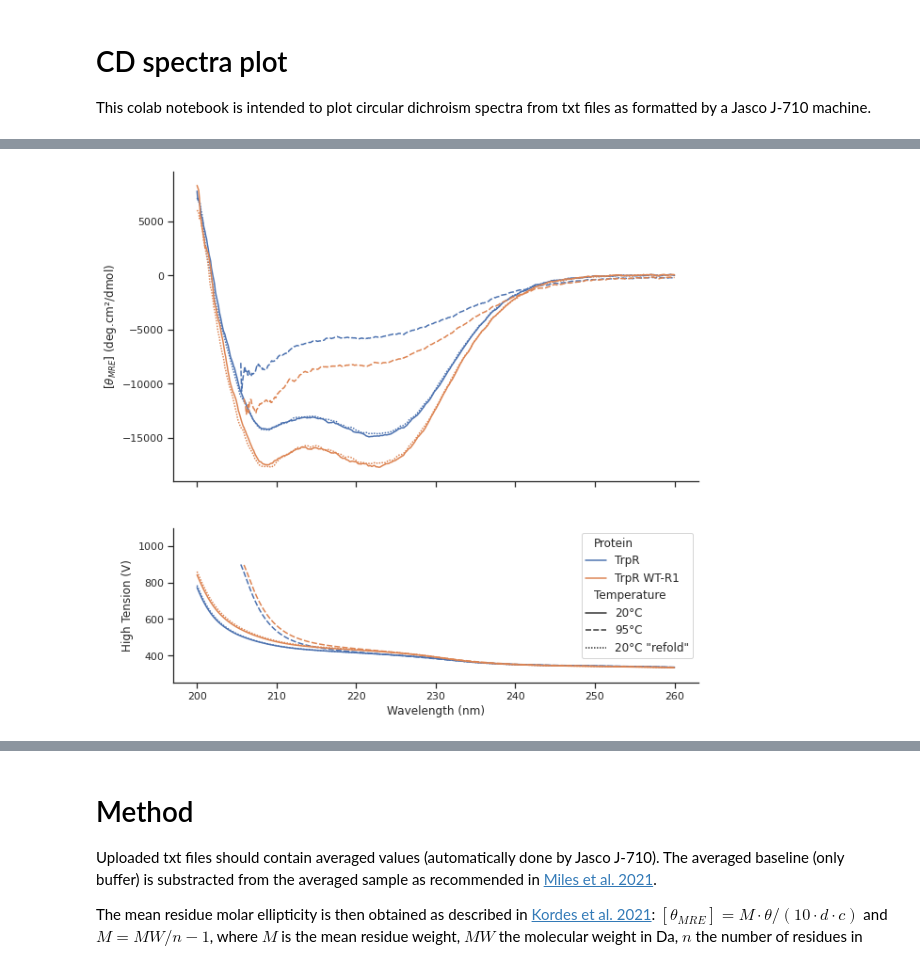
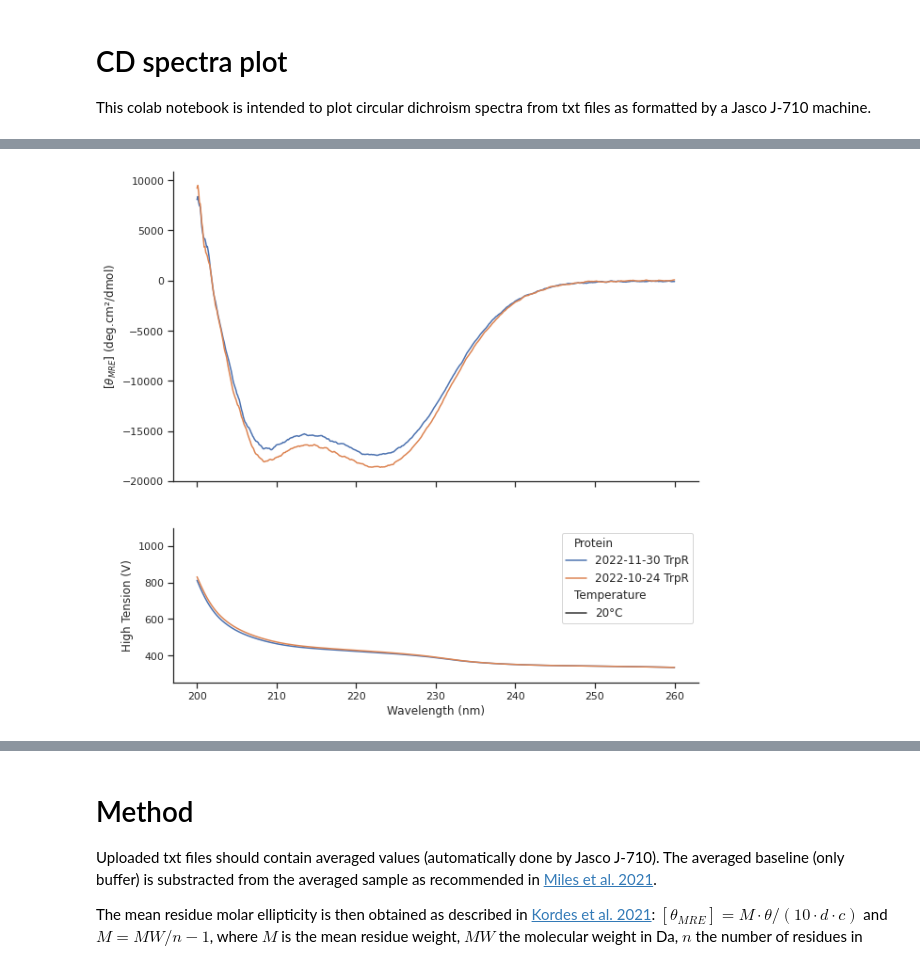
Before and after one commit to OLaprevote/experiment-utilities, a Jupyter notebook: plot_cd.ipynb, the cells around one changed output, grey strips where cells are left out. Saved outputs shown, nothing was run; the diff lists cells and outputs as text; code cells hidden in the pictures.

Commit message:
Allow to specify specific buffers

```diff
--- a/plot_cd.ipynb
+++ b/plot_cd.ipynb
@@ -26,22 +26,26 @@ import seaborn as sns
 
 # All parameters
 #@markdown **Labels** for the proteins or conditions, each label separated by a comma:
-proteins = 'TrpR, TrpR WT-R1' #@param {type:"string"}
+proteins = '2022-11-30 TrpR, 2022-10-24 TrpR' #@param {type:"string"}
 
 #@markdown **Molar weights** of each protein in kDa, in same order as above:
-molar_weights = '12.36, 23.68' #@param {type:"string"}
+molar_weights = '12.36, 12.36' #@param {type:"string"}
 
 #@markdown **Residue length** of each protein:
-residue_lengths = '107, 204' #@param {type:"string"}
+residue_lengths = '107, 107' #@param {type:"string"}
 
 #@markdown **Temperatures** at which CD spectra were taken, separated by a comma:
-temperatures = "20\xB0C, 95\xB0C, 20\xB0C \"refold\"" #@param {type:"string"}
+temperatures = "20\xB0C" #@param {type:"string"}
 #@markdown Click on the **play** ▶️ button on the left, then on **Choose files** bellow to upload all your files. You should then assign each file to their protein and temperature.
 #@markdown
 #@markdown You can select multiple files to upload by clicking on them while pressing Ctrl.
 #@markdown If you've already uploaded your files, you can click on **Cancel upload** and assign previously uploaded files.
 #@markdown
 #@markdown If your file contains multiple CD spectra you can assign each column of it to different parameters.
+#@markdown
+#@markdown You can either specify a general buffer spectra to substract, or one spectra per label.
+#@markdown If no general buffer is specified, each label has to have a buffer.
+#@markdown If a general buffer is specified, each label with a buffer field left empty will use this buffer.
 
 label_list = proteins.split(', ')
 mw_list = [float(mw) for mw in molar_weights.split(', ')]
@@ -71,15 +75,15 @@ children = ([widgets.Combobox(
             placeholder='Choose a file',
             options=fpath_list,
             description='Buffer',
-            ensure_option=True,
+            ensure_option=False,
             disabled=False)]
             + [widgets.VBox([widgets.Combobox(
             placeholder='Choose a file',
             options=fpath_list,
             description=temp,
-            ensure_option=True,
+            ensure_option=False,
             disabled=False
-            ) for temp in temp_list]) for label in label_list]
+            ) for temp in ['Buffer'] + temp_list]) for label in label_list]
 )
 
 accordion = widgets.Accordion(children=children)
@@ -165,12 +162,24 @@ def df_cd(file_path: Path, df_blank=None, mw=None, resnum=None,
 
 tab_list = list(accordion.children)
 blank_fpath = tab_list.pop(0).value
+tab_list = [[combobox for combobox in tab.children] for tab in tab_list]
 
-fpath_lists = [[combobox.value for combobox in tab.children] for tab in tab_list]
+# Get buffers
+blank_fpath_list = []
+for cbox_list in tab_list:
+    fpath = cbox_list.pop(0).value
+    if fpath != '':
+        blank_fpath_list.append(fpath)
+    elif blank_fpath != '':
+        blank_fpath_list.append(blank_fpath)
+    else:
+        raise ValueError('Either specify a default buffer spectrum or a buffer '
+                         'for each CD spectra labels.')
+
+fpath_lists = [[cbox.value for cbox in cbox_list] for cbox_list in tab_list]
 
 # Make DataFrame
 df_all = pd.DataFrame()
-df_blank = df_cd(blank_fpath)
 
 #@markdown **Protein massic concentration** in mg/mL (usually 0.2 mg/mL):
 mass_concentration = 0.2 #@param {type:"number"}
@@ -178,7 +187,8 @@ mass_concentration = 0.2 #@param {type:"number"}
 #@markdown **Cell pathlength** in cm (usually 0.2 or 0.1 cm):
 cell_pathlength = 0.2 #@param {type:"number"}
 
-for fpath_list, label, mw, reslen in zip(fpath_lists, label_list, mw_list, reslen_list):
+for fpath_list, blank_fpath, label, mw, reslen in zip(fpath_lists, blank_fpath_list, label_list, mw_list, reslen_list):
+    df_blank = df_cd(blank_fpath)
     for fpath, temp in zip(fpath_list, temp_list):
         col_num = None
         if fpath.startswith('Column '):
@@ -212,34 +222,34 @@ plt.rcParams['figure.autolayout'] = False
 #plt.rcParams['figure.figsize'] = 10, 6
 #plt.rcParams['axes.labelsize'] = 16
 #plt.rcParams['axes.titlesize'] = 16
 #plt.rcParams['font.size'] = 16
 plt.rcParams['lines.linewidth'] = 1.5
 plt.rcParams['lines.markersize'] = 3
 
 
 if plot_high_tension:
     fig, ax = plt.subplots(2, figsize=(10, 10), sharex=True,
                       gridspec_kw={'height_ratios': [2, 1]})
 
     # Plot CD
     params = dict(x='Wavelength (nm)', data=df_all, hue='Protein', style='Temperature')
     sns.lineplot(**params, y='θ_MRE (deg.cm²/dmol)', ax=ax[0], legend=False)
     ax[0].set_ylabel('[$θ_{MRE}$] (deg.cm²/dmol)') # Mean residue molar ellipticity
 
     # Plot High Tension
     sns.lineplot(**params, y='HT (V)', ax=ax[1])
     ax[1].set_ylim(bottom=250, top=1100)
     ax[1].set_ylabel('High Tension (V)')
 else:
     # Plot CD
     params = dict(x='Wavelength (nm)', data=df_all, hue='Protein', style='Temperature')
     ax = sns.lineplot(**params, y='θ_MRE (deg.cm²/dmol)', legend=False)
     ax.set_ylabel('[$θ_{MRE}$] (deg.cm²/dmol)') # Mean residue molar ellipticity
     fig = ax.figure
 
 sns.despine()
 # %% [output]
-[figure, old version]
+[figure, new version]
 # %%
 #@title Download graph
 format = 'pdf' #@param ['emf', 'eps', 'pdf', 'png', 'ps', 'raw', 'rgba', 'svg', 'svgz']
```
Also changed, not shown: parts of 1 cell of this notebook.
